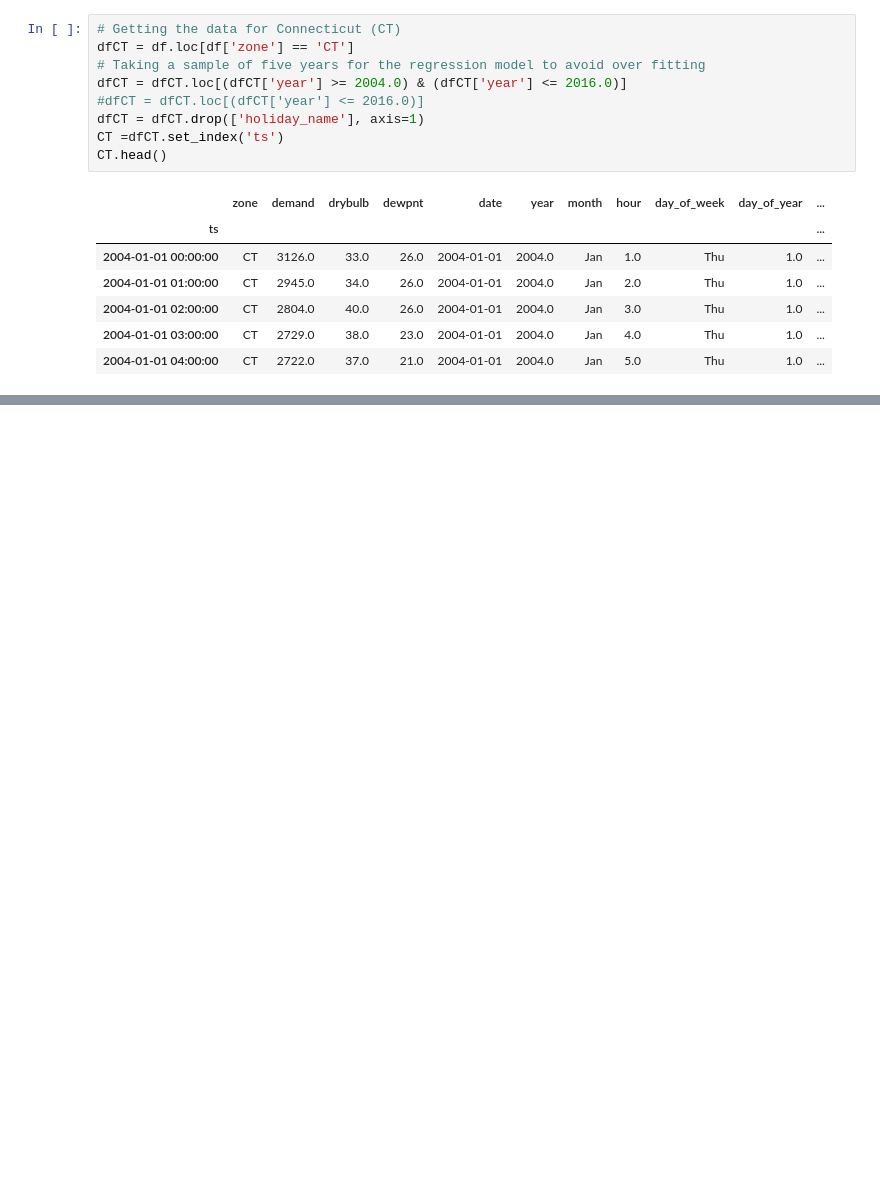
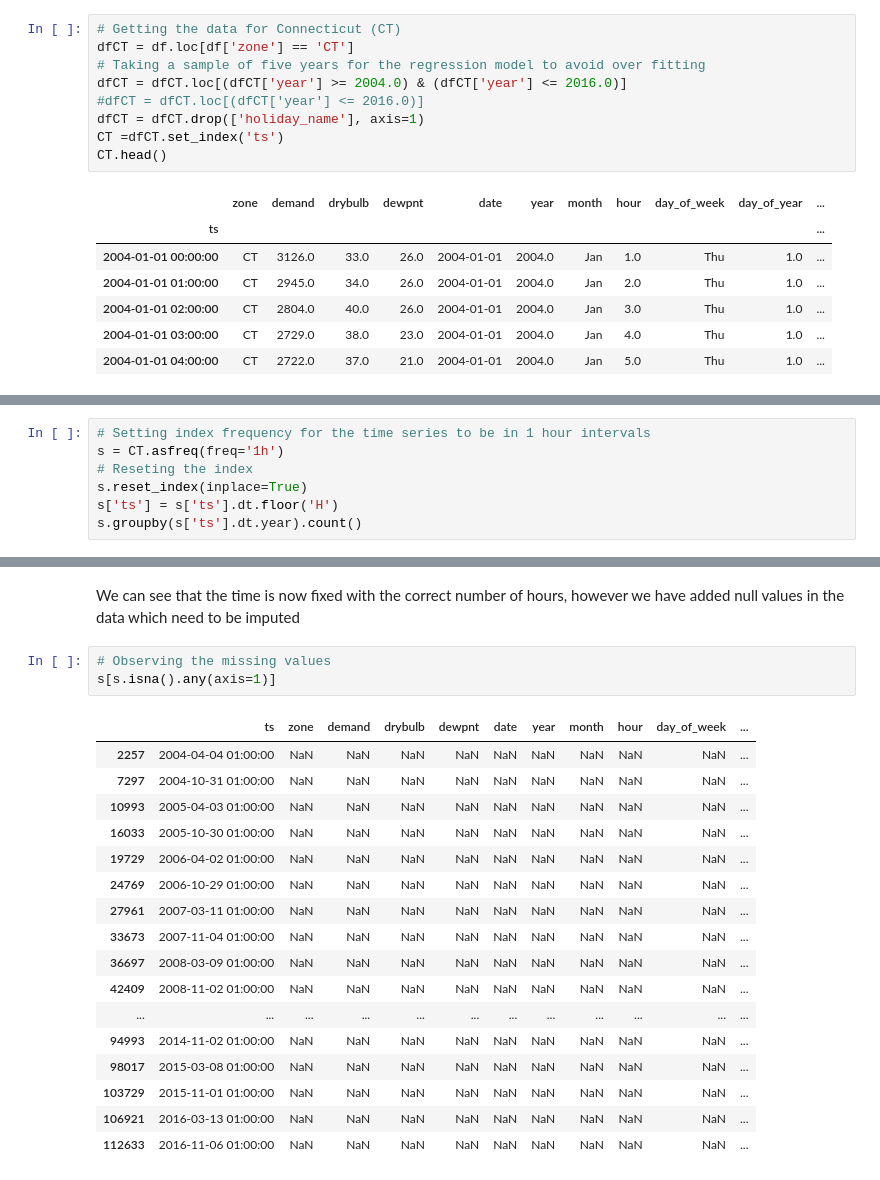
Before and after one commit to thenoaimi/energy-consumption-repo, a Jupyter notebook: DataCleaning.ipynb, the cells around one changed output, grey strips where cells are left out. Drawn from its saved outputs; the diff is of its cells as text; blank space fills up the shorter version.

Commit message:
saved DataCleaning file updates

```diff
--- a/DataCleaning.ipynb
+++ b/DataCleaning.ipynb
@@ -24,0 +68,7 @@ CT.head()
+# %%
+# Setting index frequency for the time series to be in 1 hour intervals
+s = CT.asfreq(freq='1h')
+# Reseting the index
+s.reset_index(inplace=True)
+s['ts'] = s['ts'].dt.floor('H')
+s.groupby(s['ts'].dt.year).count()
@@ -24,0 +91,23 @@ CT.head()
+# %% [markdown]
+We can see that the time is now fixed with the correct number of hours, however we have added null values in the data which need to be imputed
+# %%
+# Observing the missing values
+s[s.isna().any(axis=1)]
+# %% [output]
+|  | ts | zone | demand | drybulb | dewpnt | date | year | month | hour | day_of_week | ... |
+| 2257 | 2004-04-04 01:00:00 | NaN | NaN | NaN | NaN | NaN | NaN | NaN | NaN | NaN | ... |
+| 7297 | 2004-10-31 01:00:00 | NaN | NaN | NaN | NaN | NaN | NaN | NaN | NaN | NaN | ... |
+| 10993 | 2005-04-03 01:00:00 | NaN | NaN | NaN | NaN | NaN | NaN | NaN | NaN | NaN | ... |
+| 16033 | 2005-10-30 01:00:00 | NaN | NaN | NaN | NaN | NaN | NaN | NaN | NaN | NaN | ... |
+| 19729 | 2006-04-02 01:00:00 | NaN | NaN | NaN | NaN | NaN | NaN | NaN | NaN | NaN | ... |
+| 24769 | 2006-10-29 01:00:00 | NaN | NaN | NaN | NaN | NaN | NaN | NaN | NaN | NaN | ... |
+| 27961 | 2007-03-11 01:00:00 | NaN | NaN | NaN | NaN | NaN | NaN | NaN | NaN | NaN | ... |
+| 33673 | 2007-11-04 01:00:00 | NaN | NaN | NaN | NaN | NaN | NaN | NaN | NaN | NaN | ... |
+| 36697 | 2008-03-09 01:00:00 | NaN | NaN | NaN | NaN | NaN | NaN | NaN | NaN | NaN | ... |
+| 42409 | 2008-11-02 01:00:00 | NaN | NaN | NaN | NaN | NaN | NaN | NaN | NaN | NaN | ... |
+| ... | ... | ... | ... | ... | ... | ... | ... | ... | ... | ... | ... |
+| 94993 | 2014-11-02 01:00:00 | NaN | NaN | NaN | NaN | NaN | NaN | NaN | NaN | NaN | ... |
+| 98017 | 2015-03-08 01:00:00 | NaN | NaN | NaN | NaN | NaN | NaN | NaN | NaN | NaN | ... |
+| 103729 | 2015-11-01 01:00:00 | NaN | NaN | NaN | NaN | NaN | NaN | NaN | NaN | NaN | ... |
+| 106921 | 2016-03-13 01:00:00 | NaN | NaN | NaN | NaN | NaN | NaN | NaN | NaN | NaN | ... |
+| 112633 | 2016-11-06 01:00:00 | NaN | NaN | NaN | NaN | NaN | NaN | NaN | NaN | NaN | ... |
```
Also changed, not shown: parts of 15 cells of this notebook.
